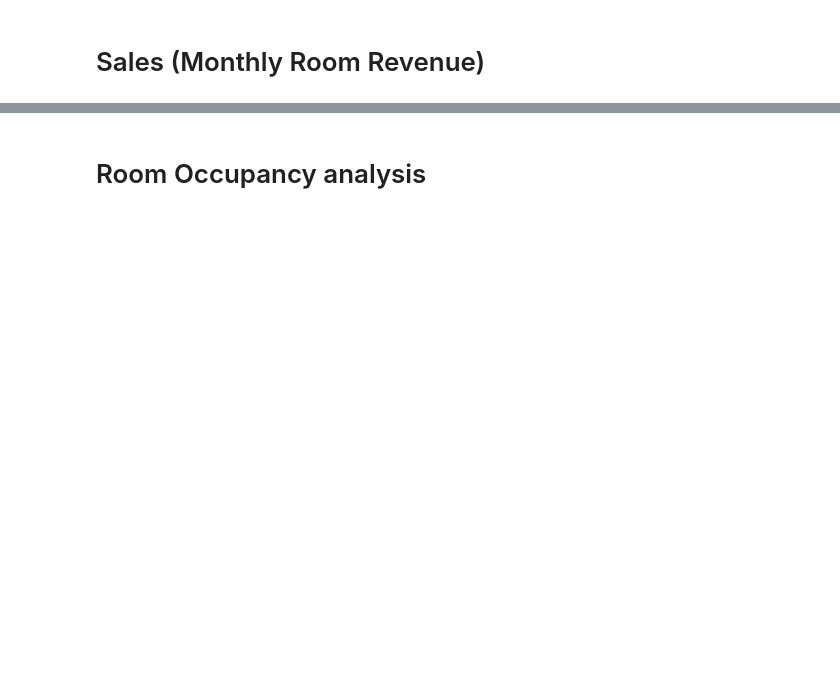
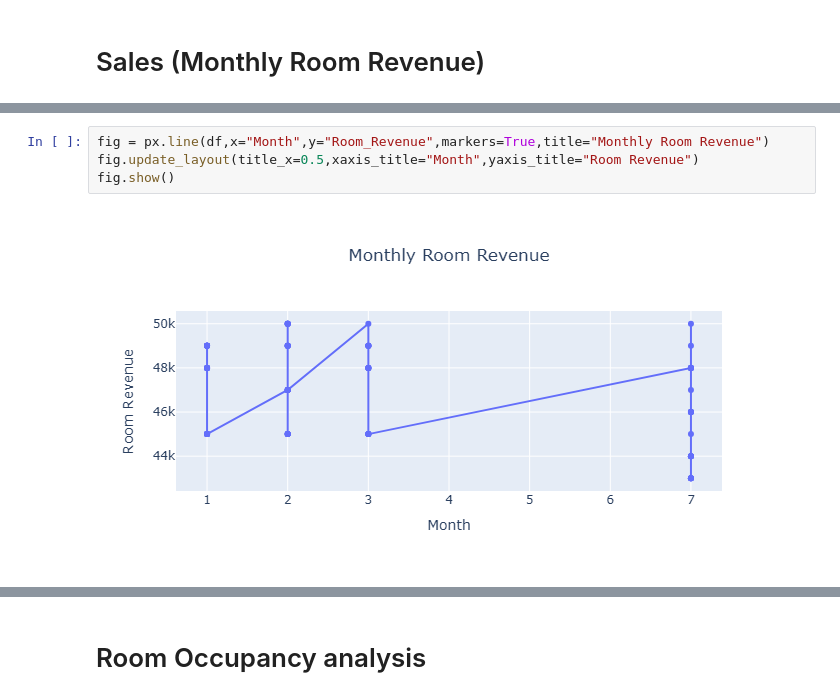
Before and after one commit to harmalmarwaha-lgtm/Hotel-Revenue-Dashboard, a Jupyter notebook: Data cleaning and preprocessing.ipynb, the cells around one changed output, grey strips where cells are left out. Saved outputs shown, nothing was run; the diff lists cells and outputs as text; blank space fills up the shorter version.

```diff
--- a/Data cleaning and preprocessing.ipynb
+++ b/Data cleaning and preprocessing.ipynb
@@ -524 +469,7 @@ ig.show()
+# %%
+fig = px.line(df,x="Month",y="Room_Revenue",markers=True,title="Monthly Room Revenue")
+fig.update_layout(title_x=0.5,xaxis_title="Month",yaxis_title="Room Revenue")
+fig.show()
+# %% [output]
+[figure, added]
 # %% [markdown]
```
Also changed, not shown: parts of 35 cells of this notebook, 1 other file.
